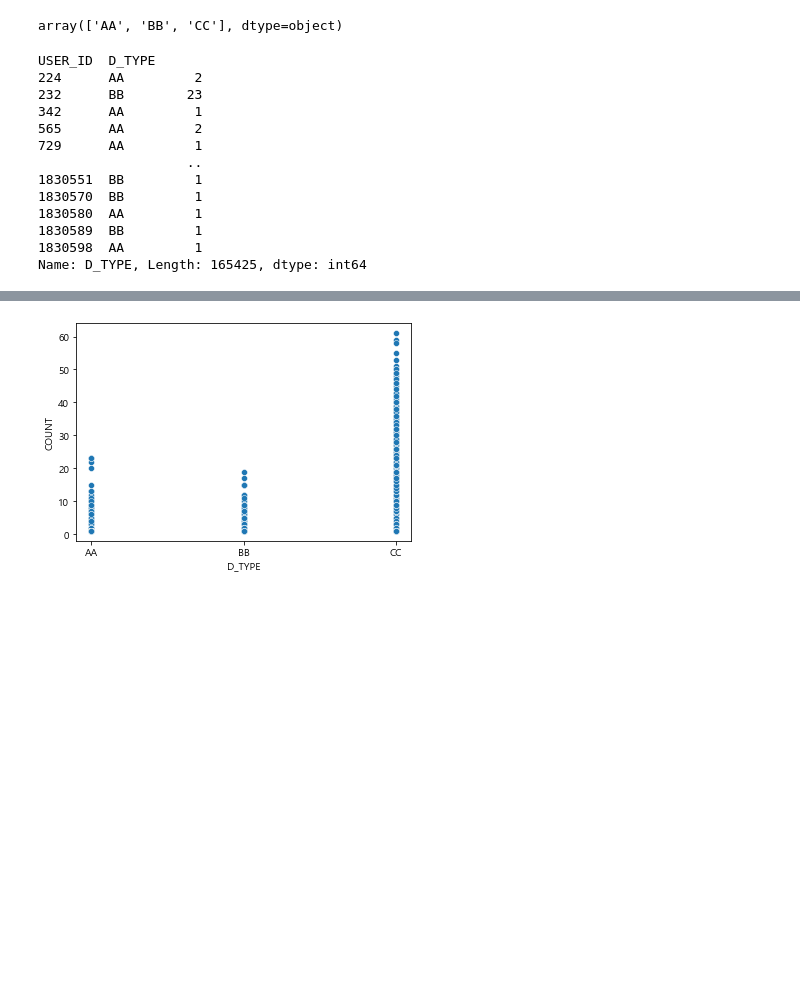
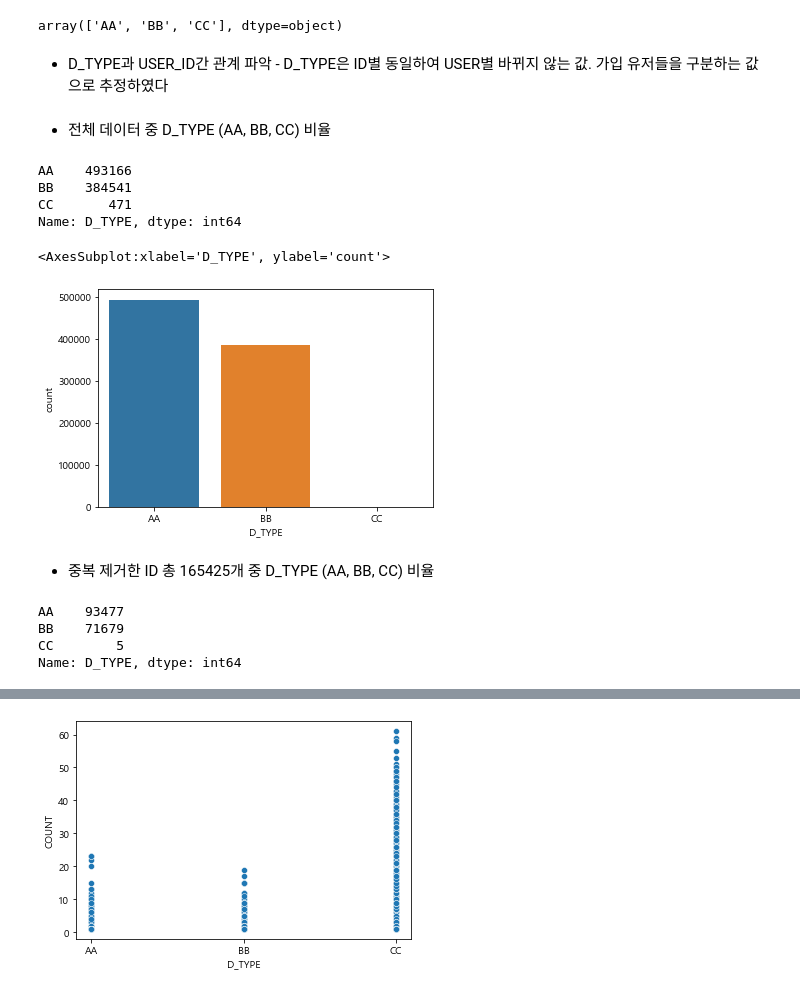
Before and after one commit to sooksok/team2_wanted_onboarding_2nd, a Jupyter notebook: Week3_최현숙/[project3]moduparking.ipynb, the cells around one changed output, grey strips where cells are left out. Cells and saved outputs as stored; diff of their text form; code cells hidden in the pictures; blank space fills up the shorter version.

```diff
--- a/Week3_최현숙/[project3]moduparking.ipynb
+++ b/Week3_최현숙/[project3]moduparking.ipynb
@@ -335,19 +341,21 @@ sns.scatterplot(data=df, x='JOIN_DATE', y = 'USER_ID')
 df.D_TYPE.unique()
 # %% [output]
 array(['AA', 'BB', 'CC'], dtype=object)
-# %%
-df.groupby('USER_ID').D_TYPE.value_counts()
-# %% [output]
-USER_ID  D_TYPE
-224      AA         2
-232      BB        23
-342      AA         1
-565      AA         2
-729      AA         1
-                   ..
-1830551  BB         1
-1830570  BB         1
-1830580  AA         1
-1830589  BB         1
-1830598  AA         1
-Name: D_TYPE, Length: 165425, dtype: int64
+# %% [markdown]
+* D_TYPE과 USER_ID간 관계 파악 - D_TYPE은 ID별 동일하여 USER별 바뀌지 않는 값. 가입 유저들을 구분하는 값으로 추정하였다
+# %% [markdown]
+* 전체 데이터 중 D_TYPE (AA, BB, CC) 비율
+# %%
+df.D_TYPE.value_counts()
+# %% [output]
+AA    493166
+BB    384541
+CC       471
+Name: D_TYPE, dtype: int64
+# %%
+sns.countplot(data=df, x="D_TYPE")
+# %% [output]
+<AxesSubplot:xlabel='D_TYPE', ylabel='count'>
+[figure, added]
+# %% [markdown]
+* 중복 제거한 ID 총 165425개 중 D_TYPE (AA, BB, CC) 비율
@@ -353,0 +365,7 @@ Name: D_TYPE, Length: 165425, dtype: int64
+# %%
+df_temp.D_TYPE.value_counts()
+# %% [output]
+AA    93477
+BB    71679
+CC        5
+Name: D_TYPE, dtype: int64
```
Also changed, not shown: parts of 50 cells of this notebook.
